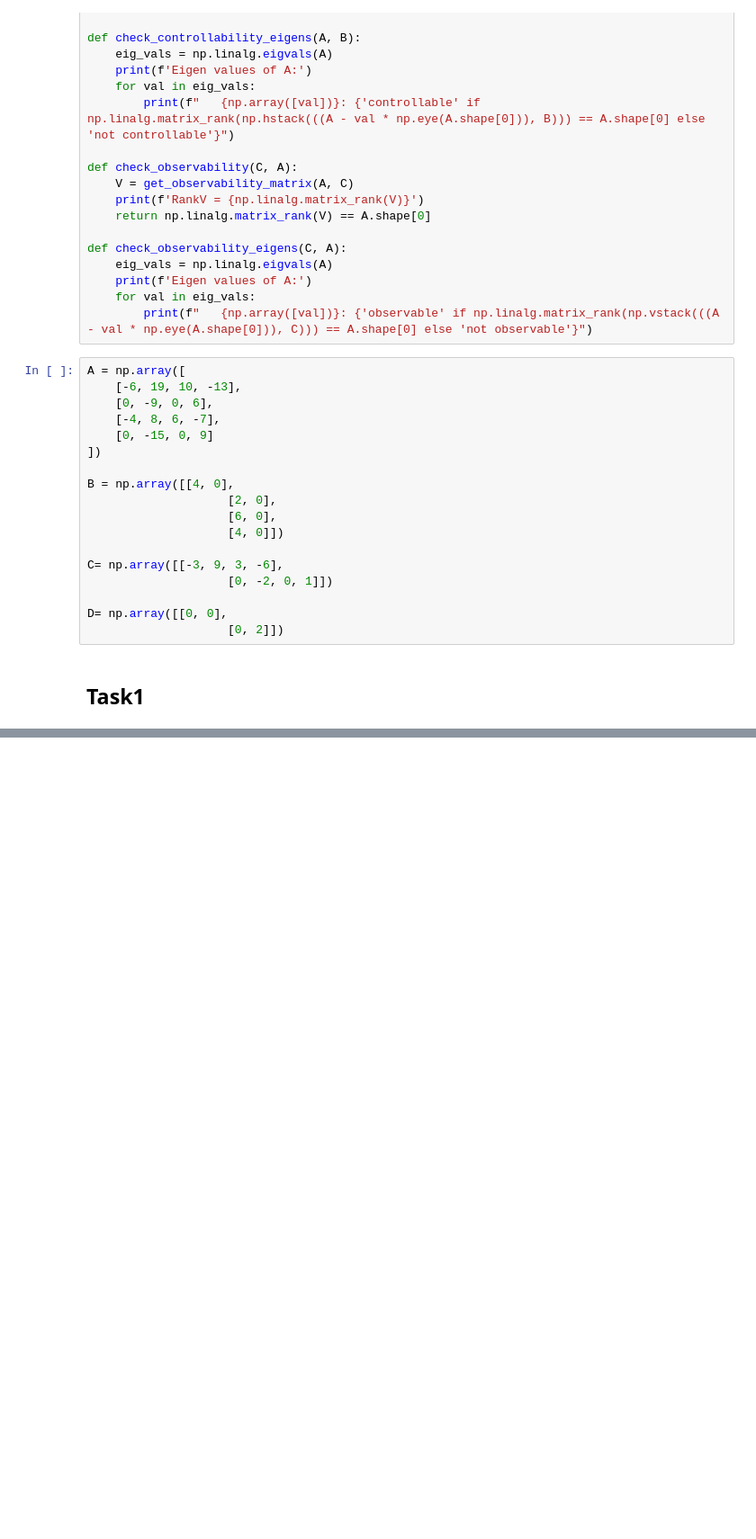
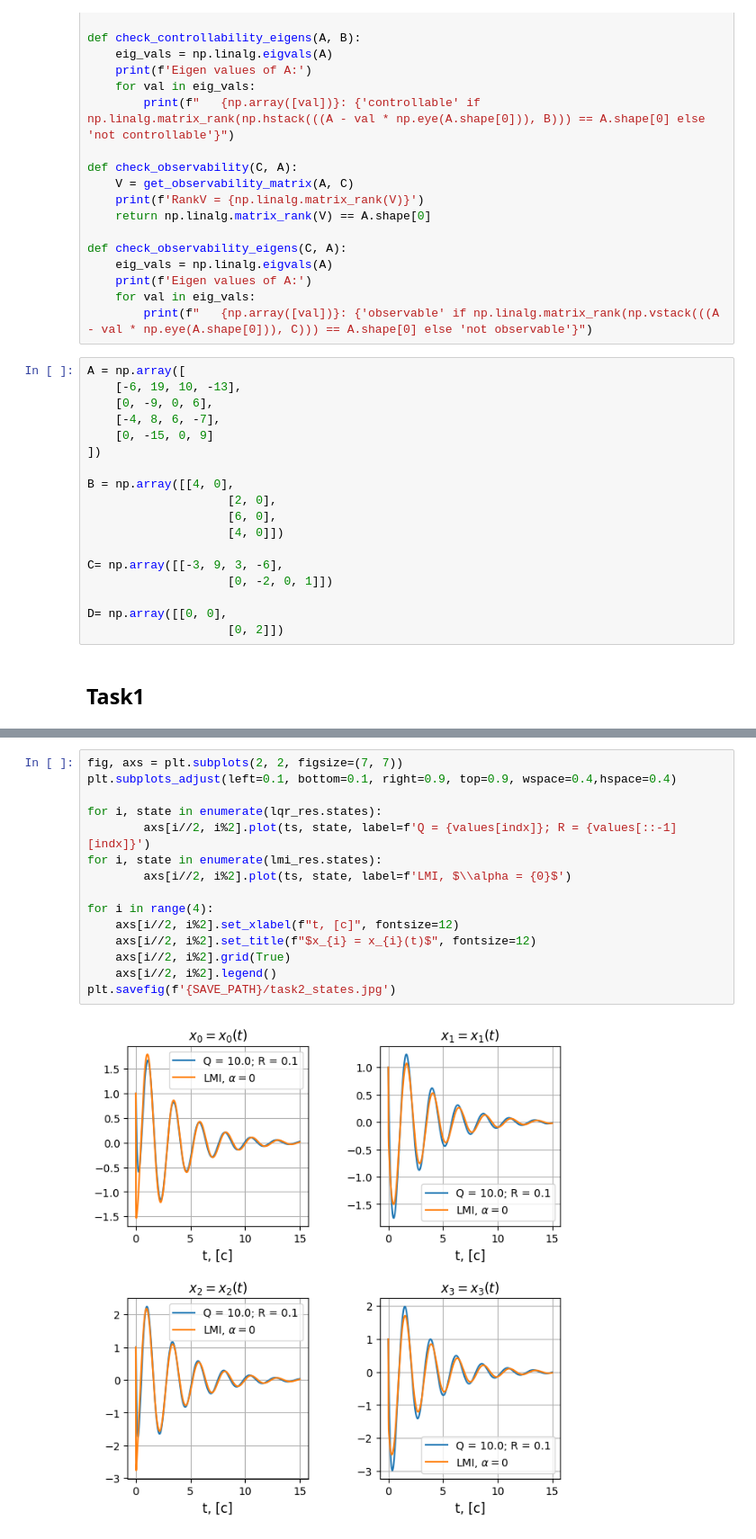
Before and after one commit to lalayants/control-theory-itmo-2023-2024, a Jupyter notebook: spring/Lab10/lab10.ipynb, the cells around one changed output, grey strips where cells are left out. Shown at 90% size. Drawn from its saved outputs; the diff is of its cells as text; blank space fills up the shorter version.

```diff
--- a/spring/Lab10/lab10.ipynb
+++ b/spring/Lab10/lab10.ipynb
@@ -143,0 +212,17 @@ J_real = 2057.8004541007786
+# %%
+fig, axs = plt.subplots(2, 2, figsize=(7, 7))
+plt.subplots_adjust(left=0.1, bottom=0.1, right=0.9, top=0.9, wspace=0.4,hspace=0.4)
+
+for i, state in enumerate(lqr_res.states):
+        axs[i//2, i%2].plot(ts, state, label=f'Q = {values[indx]}; R = {values[::-1][indx]}')
+for i, state in enumerate(lmi_res.states):
+        axs[i//2, i%2].plot(ts, state, label=f'LMI, $\\alpha = {0}$')
+
+for i in range(4):
+    axs[i//2, i%2].set_xlabel(f"t, [c]", fontsize=12)
+    axs[i//2, i%2].set_title(f"$x_{i} = x_{i}(t)$", fontsize=12)
+    axs[i//2, i%2].grid(True)
+    axs[i//2, i%2].legend()
+plt.savefig(f'{SAVE_PATH}/task2_states.jpg')
+# %% [output]
+[figure, added]
```
Also changed, not shown: parts of 9 cells of this notebook, 1 other file.
